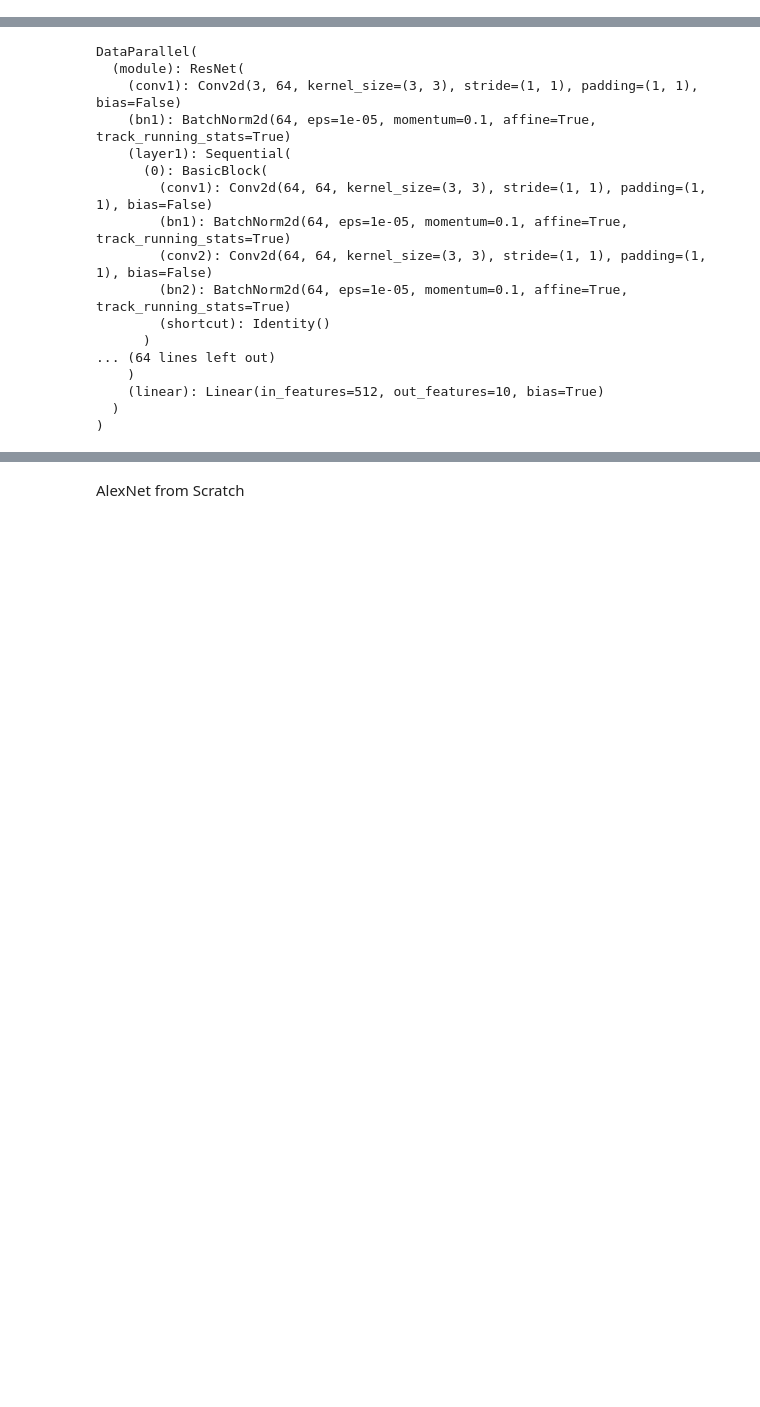
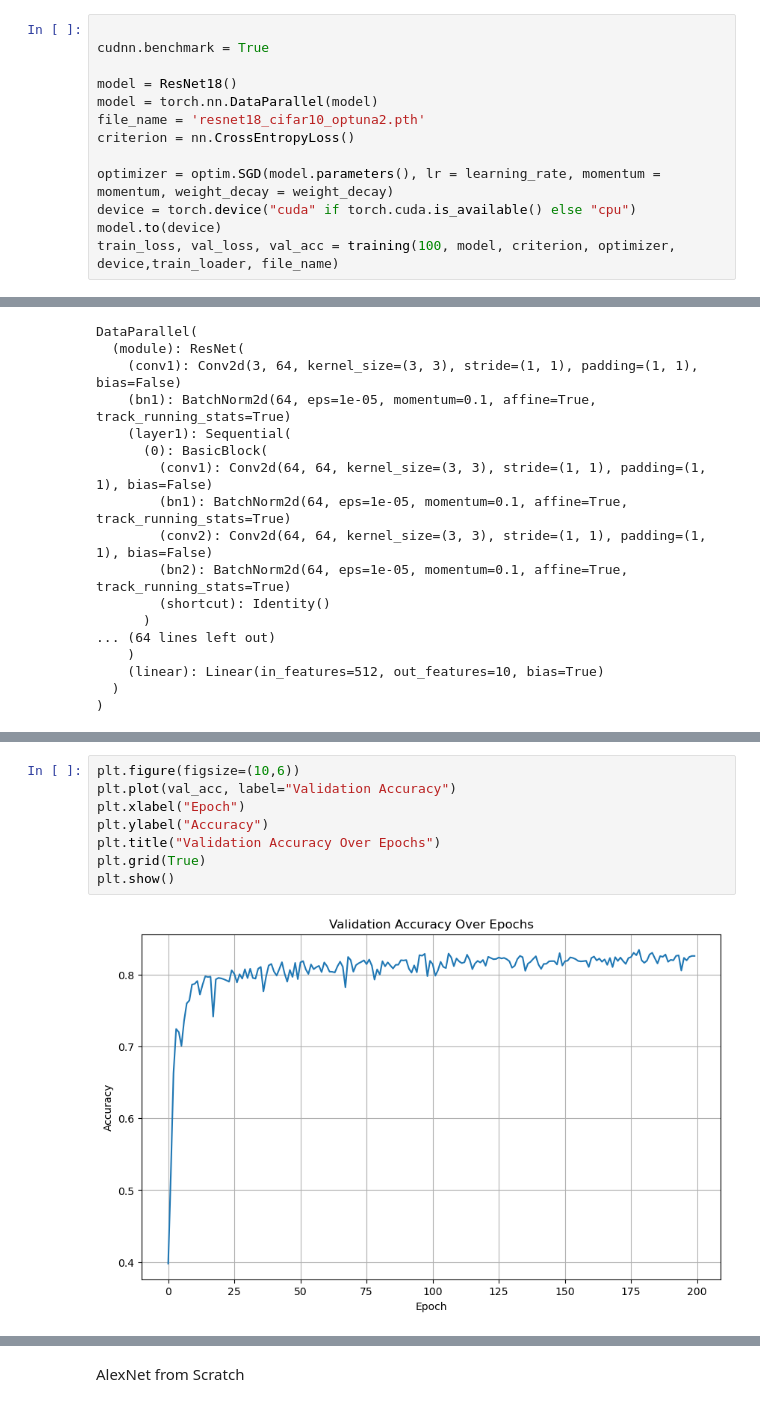
Before and after one commit to NhiNhiNhiNhiNhi/DeepLearning_Assignment2, a Jupyter notebook: Assignment_2.ipynb, the cells around one changed output, grey strips where cells are left out. Drawn from its saved outputs; the diff is of its cells as text; blank space fills up the shorter version.

```diff
--- a/Assignment_2.ipynb
+++ b/Assignment_2.ipynb
@@ -189,0 +317,13 @@ def ResNet18():
+# %%
+
+cudnn.benchmark = True
+
+model = ResNet18()
+model = torch.nn.DataParallel(model)
+file_name = 'resnet18_cifar10_optuna2.pth'
+criterion = nn.CrossEntropyLoss()
+
+optimizer = optim.SGD(model.parameters(), lr = learning_rate, momentum = momentum, weight_decay = weight_decay)
+device = torch.device("cuda" if torch.cuda.is_available() else "cpu")
+model.to(device)
+train_loss, val_loss, val_acc = training(100, model, criterion, optimizer, device,train_loader, file_name)
@@ -419,0 +815,10 @@ train_loss, val_loss, val_acc = training(200, model, criterion, optimizer, devic
+# %%
+plt.figure(figsize=(10,6))
+plt.plot(val_acc, label="Validation Accuracy")
+plt.xlabel("Epoch")
+plt.ylabel("Accuracy")
+plt.title("Validation Accuracy Over Epochs")
+plt.grid(True)
+plt.show()
+# %% [output]
+[figure, added]
```
Also changed, not shown: parts of 46 cells of this notebook.
